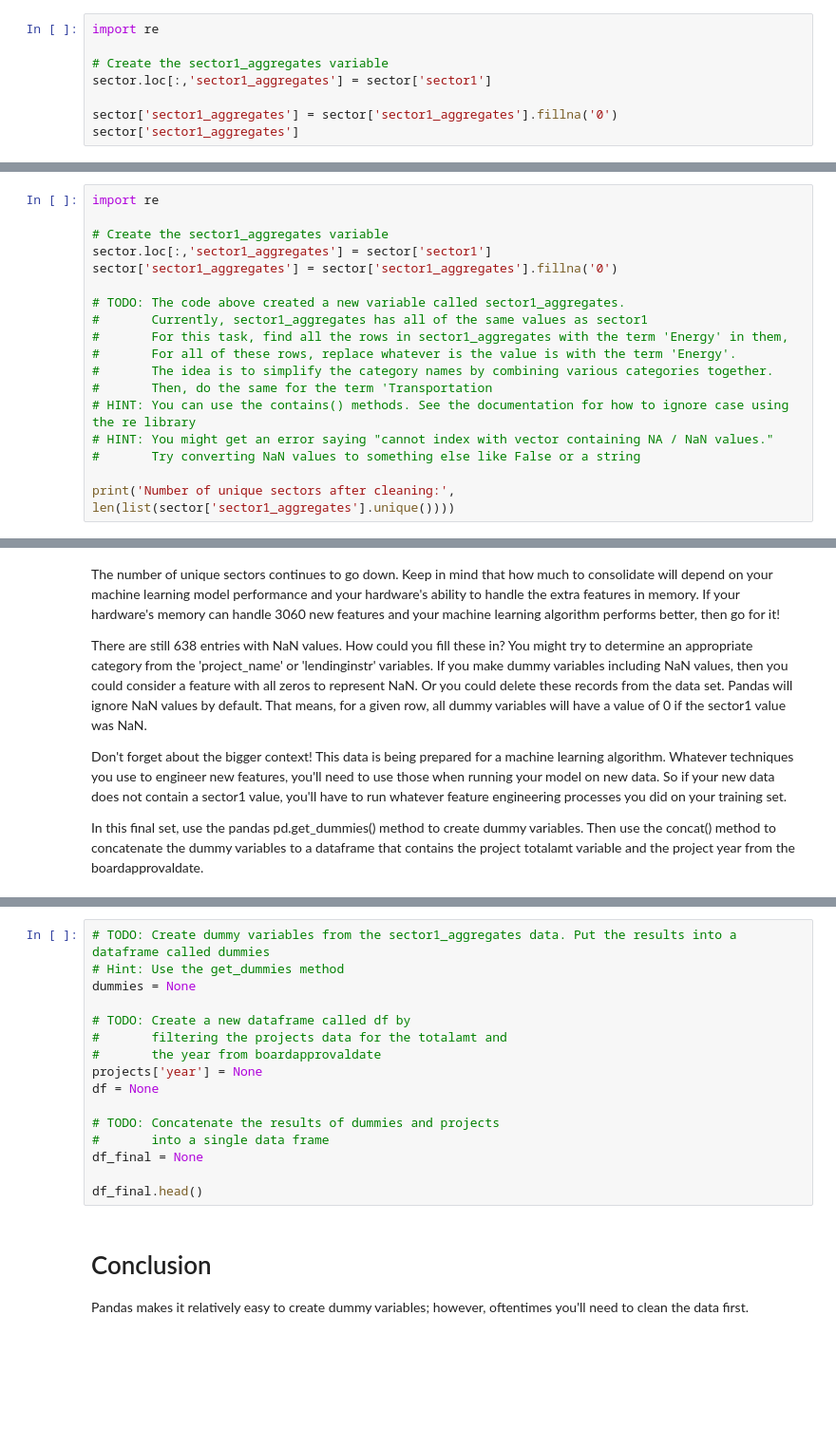
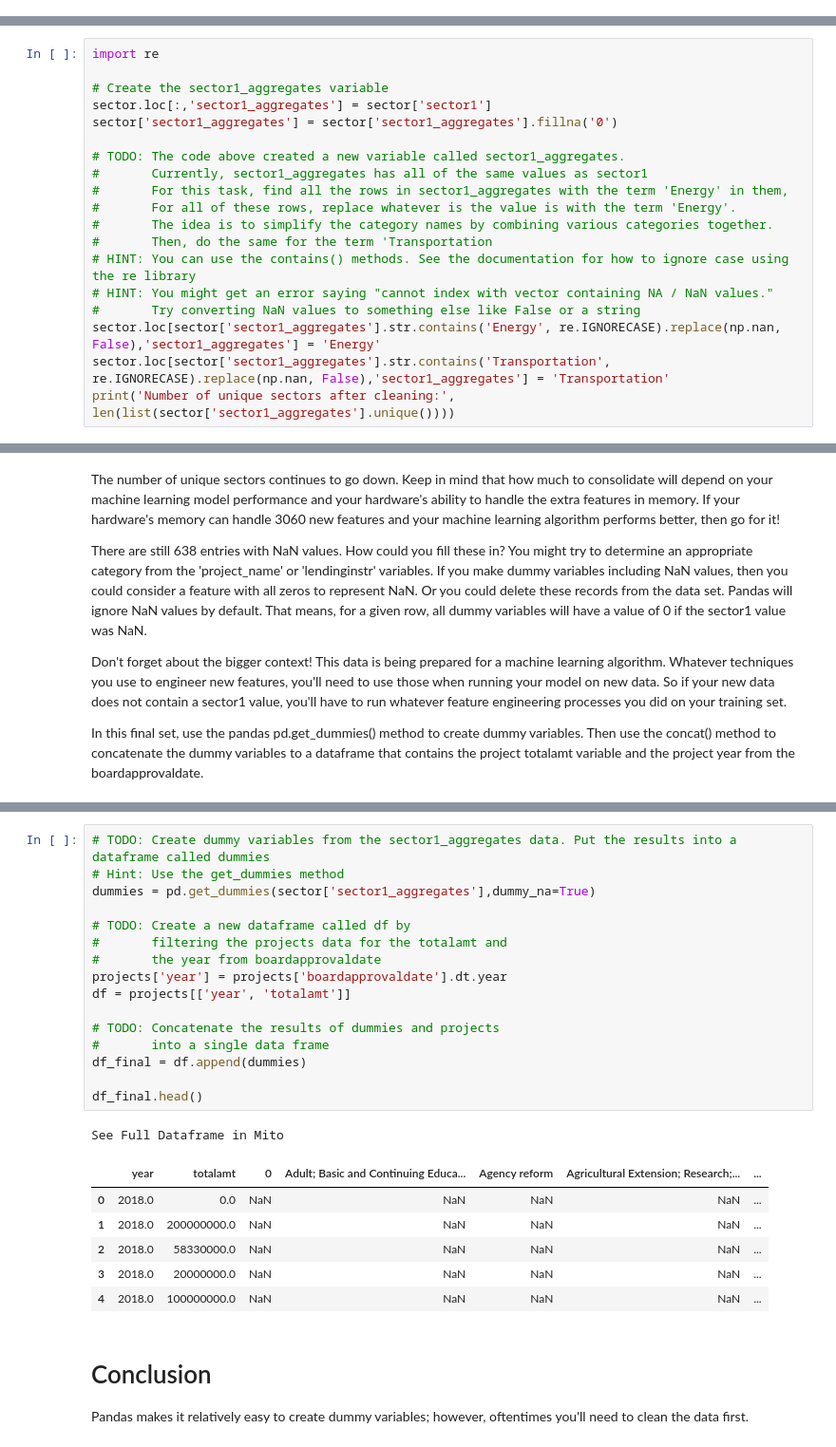
Before and after one commit to Ashes814/udacity_homeworks, a Jupyter notebook: ETL Pipelines/12_dummyvariables_exercise/12_dummyvariables_exercise.ipynb, the cells around one changed output, grey strips where cells are left out. Shown at 95% size. Drawn from its saved outputs; the diff is of its cells as text; blank space fills up the shorter version.

```diff
--- a/ETL Pipelines/12_dummyvariables_exercise/12_dummyvariables_exercise.ipynb
+++ b/ETL Pipelines/12_dummyvariables_exercise/12_dummyvariables_exercise.ipynb
@@ -186,11 +186,3 @@ What else can you do? If you look at all of the diferent sector1 categories, it
 Similarly, there are categories with the term "Transportation" in them, and then there are related categories like "Highways".
 
 In the next cell, find all sector1 values with the term 'Energy' in them. For each of these rows, put the string 'energy' in a new column called 'sector1_aggregates'. Do the same for "Transportation".
-# %%
-import re
-
-# Create the sector1_aggregates variable
-sector.loc[:,'sector1_aggregates'] = sector['sector1']
-
-sector['sector1_aggregates'] = sector['sector1_aggregates'].fillna('0')
-sector['sector1_aggregates']
@@ -223,6 +217,7 @@ sector['sector1_aggregates'] = sector['sector1_aggregates'].fillna('0')
 # HINT: You can use the contains() methods. See the documentation for how to ignore case using the re library
 # HINT: You might get an error saying "cannot index with vector containing NA / NaN values."
 #       Try converting NaN values to something else like False or a string
-
+sector.loc[sector['sector1_aggregates'].str.contains('Energy', re.IGNORECASE).replace(np.nan, False),'sector1_aggregates'] = 'Energy'
+sector.loc[sector['sector1_aggregates'].str.contains('Transportation', re.IGNORECASE).replace(np.nan, False),'sector1_aggregates'] = 'Transportation'
 print('Number of unique sectors after cleaning:', len(list(sector['sector1_aggregates'].unique())))
 # %% [output]
@@ -238,19 +248,27 @@ In this final set, use the pandas pd.get_dummies() method to create dummy variab
 # %%
 # TODO: Create dummy variables from the sector1_aggregates data. Put the results into a dataframe called dummies
 # Hint: Use the get_dummies method
-dummies = None
+dummies = pd.get_dummies(sector['sector1_aggregates'],dummy_na=True)
 
 # TODO: Create a new dataframe called df by
 #       filtering the projects data for the totalamt and
 #       the year from boardapprovaldate
-projects['year'] = None
-df = None
+projects['year'] = projects['boardapprovaldate'].dt.year
+df = projects[['year', 'totalamt']]
 
 # TODO: Concatenate the results of dummies and projects
 #       into a single data frame
-df_final = None
+df_final = df.append(dummies)
 
 df_final.head()
+# %% [output]
+See Full Dataframe in Mito
+|  | year | totalamt | 0 | Adult; Basic and Continuing Educa... | Agency reform | Agricultural Extension; Research;... | ... |
+| 0 | 2018.0 | 0.0 | NaN | NaN | NaN | NaN | ... |
+| 1 | 2018.0 | 200000000.0 | NaN | NaN | NaN | NaN | ... |
+| 2 | 2018.0 | 58330000.0 | NaN | NaN | NaN | NaN | ... |
+| 3 | 2018.0 | 20000000.0 | NaN | NaN | NaN | NaN | ... |
+| 4 | 2018.0 | 100000000.0 | NaN | NaN | NaN | NaN | ... |
 # %% [markdown]
 # Conclusion
 
```
Also changed, not shown: parts of 5 cells of this notebook, 1 other file.
